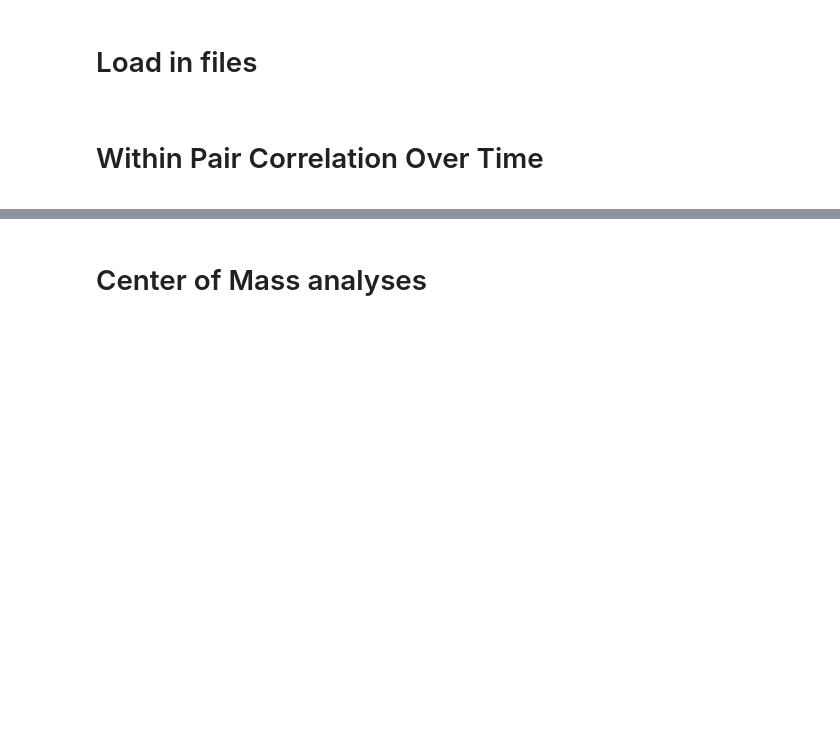
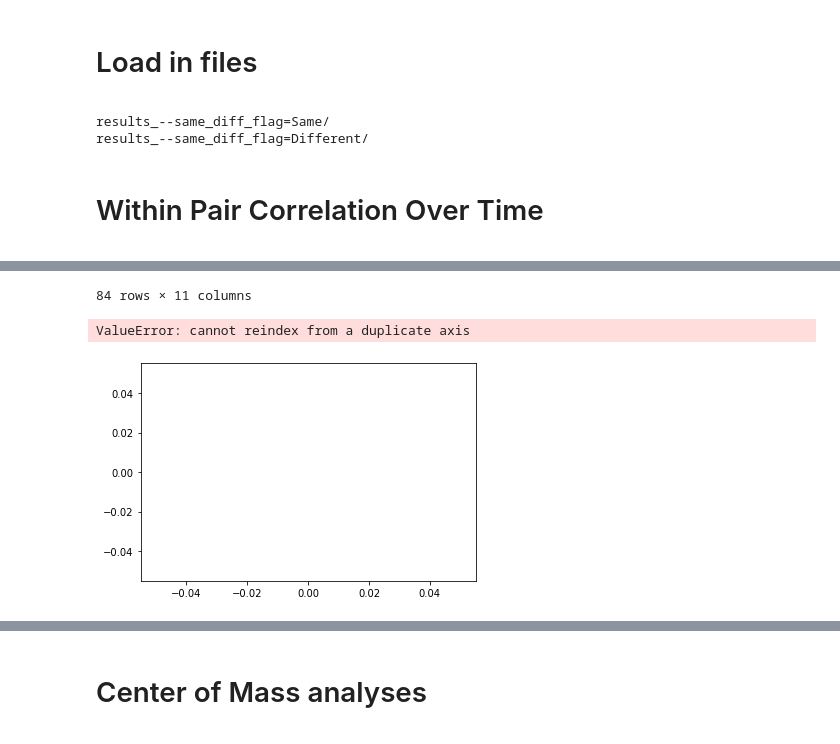
Before and after one commit to PrincetonCompMemLab/neurodiff_simulations, a Jupyter notebook: favila/cross_pair_analysis.ipynb, the cells around one changed output, grey strips where cells are left out. Saved outputs shown, nothing was run; the diff lists cells and outputs as text; code cells hidden in the pictures; blank space fills up the shorter version.

```diff
--- a/favila/cross_pair_analysis.ipynb
+++ b/favila/cross_pair_analysis.ipynb
@@ -96,7 +106,11 @@ for d in curr_dirs :
 #     all_face_list.append(pd.read_csv(data_dir + d + 'fig/results/face_data.csv', index_col = 0))
 
     all_corr_pre_post_list.append(pd.read_csv(data_dir + d + 'fig/results/pre_post_corr.csv', index_col = 0))
+    # move MDS plots
+    mds_glob = glob.glob(data_dir + d + 'fig/results/*_hidden_data_MDS_rotated_by_run*')
 
+    for source in mds_glob:
+        shutil.copy(source, results_dir + f"Fig 8b: {source.split('/')[-1]}")
 all_c_mass_df = pd.concat(all_c_mass_list, 0)
 all_c_mass_df['overlap'] = all_c_mass_df['overlap'].astype('category')
 all_c_mass_df['layer'] = all_c_mass_df['layer'].astype('category')
@@ -112,6 +126,9 @@ all_corr_pre_post_df = pd.concat(all_corr_pre_post_list, 0)
 # all_face_df = pd.concat(all_face_list,0)
 # all_face_df['overlap'] = all_face_df['overlap'].astype('category')
 # all_face_df['unit'] = all_face_df['unit'].astype('category')
+# %% [output]
+results_--same_diff_flag=Same/
+results_--same_diff_flag=Different/
 # %%
 hidden_c_mass_df = all_c_mass_df[all_c_mass_df['layer']=='hidden'].reset_index()
 output_c_mass_df = all_c_mass_df[all_c_mass_df['layer']=='output'].reset_index()
@@ -150,34 +167,35 @@ order_palette = {'first': (.325, .58, .596), 'second': (.741, .304, .545)}
 
 
 
-def plot_within_pair_correlation(data, layer, split = False):
-    plt.clf()
-    is_within_pair = data['pair_type'] == 'med1-med2'
-    is_layer = data['layer'] == layer
+# def plot_within_pair_correlation(data, layer, split = False):
+#     plt.clf()
+#     is_within_pair = data['pair_type'] == 'med1-med2'
+#     is_layer = data['layer'] == layer
 
-    within_pair_correlation_pre_post = data[(is_within_pair) & (is_layer)]
+#     within_pair_correlation_pre_post = data[(is_within_pair) & (is_layer)]
+#     display(within_pair_correlation_pre_post)
+#     if split == True:
+#         sns.lineplot(x = '|Epoch', y = 'correlation', hue='same_diff_condition', data = within_pair_correlation_pre_post,
+#                      palette = colors_dict, units = '|Run', estimator = None, alpha = .2)
+#     elif split == False:
+#         sns.lineplot(x = '|Epoch', y = 'correlation', hue='same_diff_condition', data = within_pair_correlation_pre_post,
+#                      palette = colors_dict)
 
-    if split == True:
-        sns.lineplot(x = '|Epoch', y = 'correlation', hue='same_diff_condition', data = within_pair_correlation_pre_post,
-                     palette = colors_dict, units = '|Run', estimator = None, alpha = .2)
-    elif split == False:
-        sns.lineplot(x = '|Epoch', y = 'correlation', hue='same_diff_condition', data = within_pair_correlation_pre_post,
-                     palette = colors_dict)
+#     plt.axhline(y = 0, c = 'k')
+#     plt.ylim([-1.1, 1.1])
+#     title = 'Within-Pair Correlation Over Time: ' + layer.capitalize() + ' Layer'
+#     if split == True:
+#         title = title + ' (runs)'
+#     plt.legend(title = 'Condition', bbox_to_anchor = (1.05, 1), loc = 2, borderaxespad=0.)
+#     plt.xlabel('Epoch')
+#     plt.title(title)
 
-    plt.axhline(y = 0, c = 'k')
-    plt.ylim([-1.1, 1.1])
-    title = 'Within-Pair Correlation Over Time: ' + layer.capitalize() + ' Layer'
-    if split == True:
-        title = title + ' (runs)'
-    plt.legend(title = 'Condition', bbox_to_anchor = (1.05, 1), loc = 2, borderaxespad=0.)
-    plt.xlabel('Epoch')
-    plt.title(title)
-
-    plt.savefig(results_dir + title + '.png', bbox_inches='tight')
-    plt.show()
+#     plt.savefig(results_dir + title + '.png', bbox_inches='tight')
+#     plt.show()
 
 
-plot_within_pair_correlation(all_corr_df, 'hidden', split = False)
-plot_within_pair_correlation(all_corr_df, 'hidden', split = True)
-plot_within_pair_correlation(all_corr_df, 'output', split = False)
-plot_within_pair_correlation(all_corr_df, 'output', split = True)
+# plot_within_pair_correlation(all_corr_df, 'hidden', split = False)
+# plot_within_pair_correlation(all_corr_df, 'hidden', split = True)
+# plot_within_pair_correlation(all_corr_df, 'output', split = False)
+# plot_within_pair_correlation(all_corr_df, 'output', split = True)
+# %% [output]
@@ -184,3 +214,6 @@ plot_within_pair_correlation(all_corr_df, 'output', split = True)
+84 rows × 11 columns
+ValueError: cannot reindex from a duplicate axis
+[figure, added]
 # %%
 def select_data(data):
 
```
Also changed, not shown: parts of 7 cells of this notebook, 15 other files.
